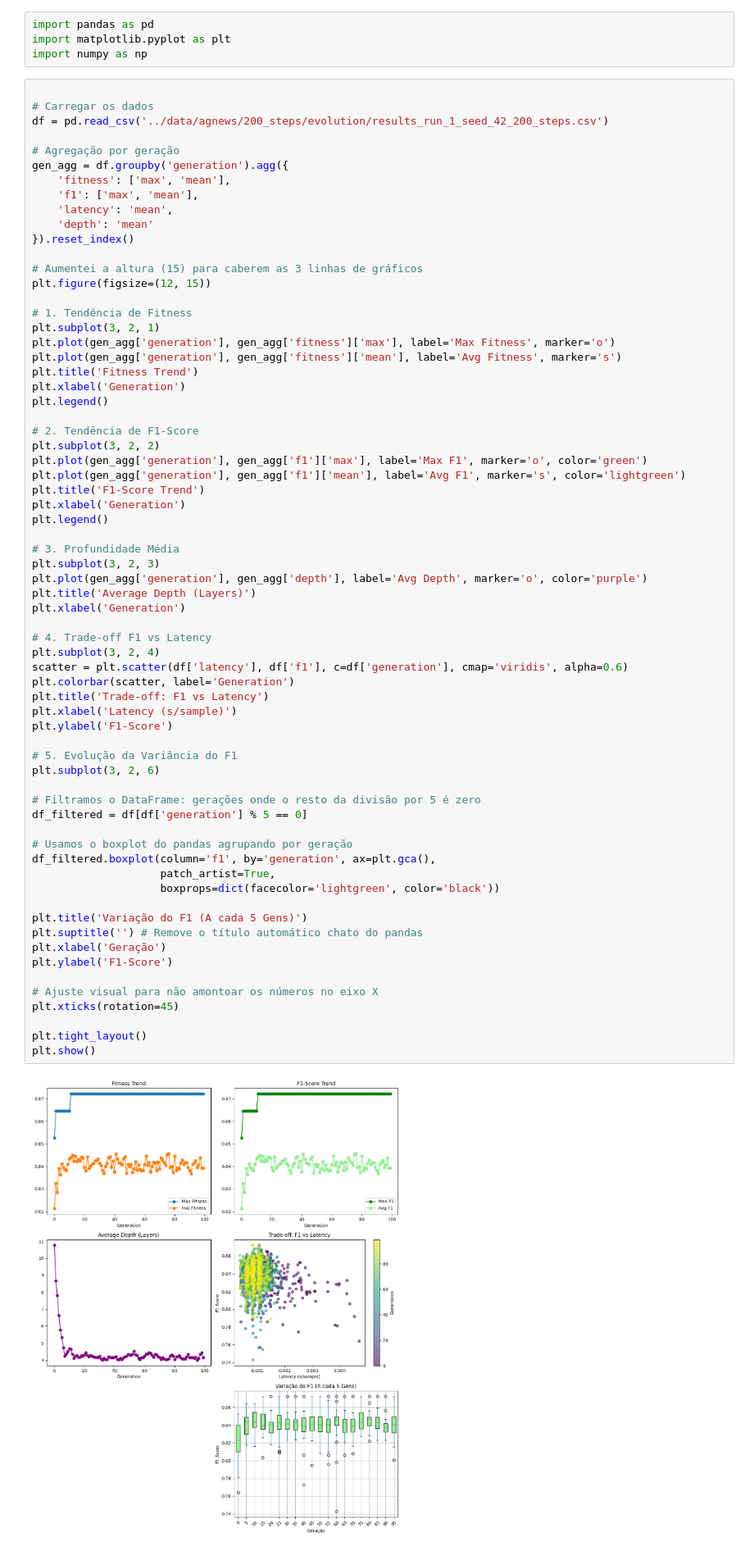
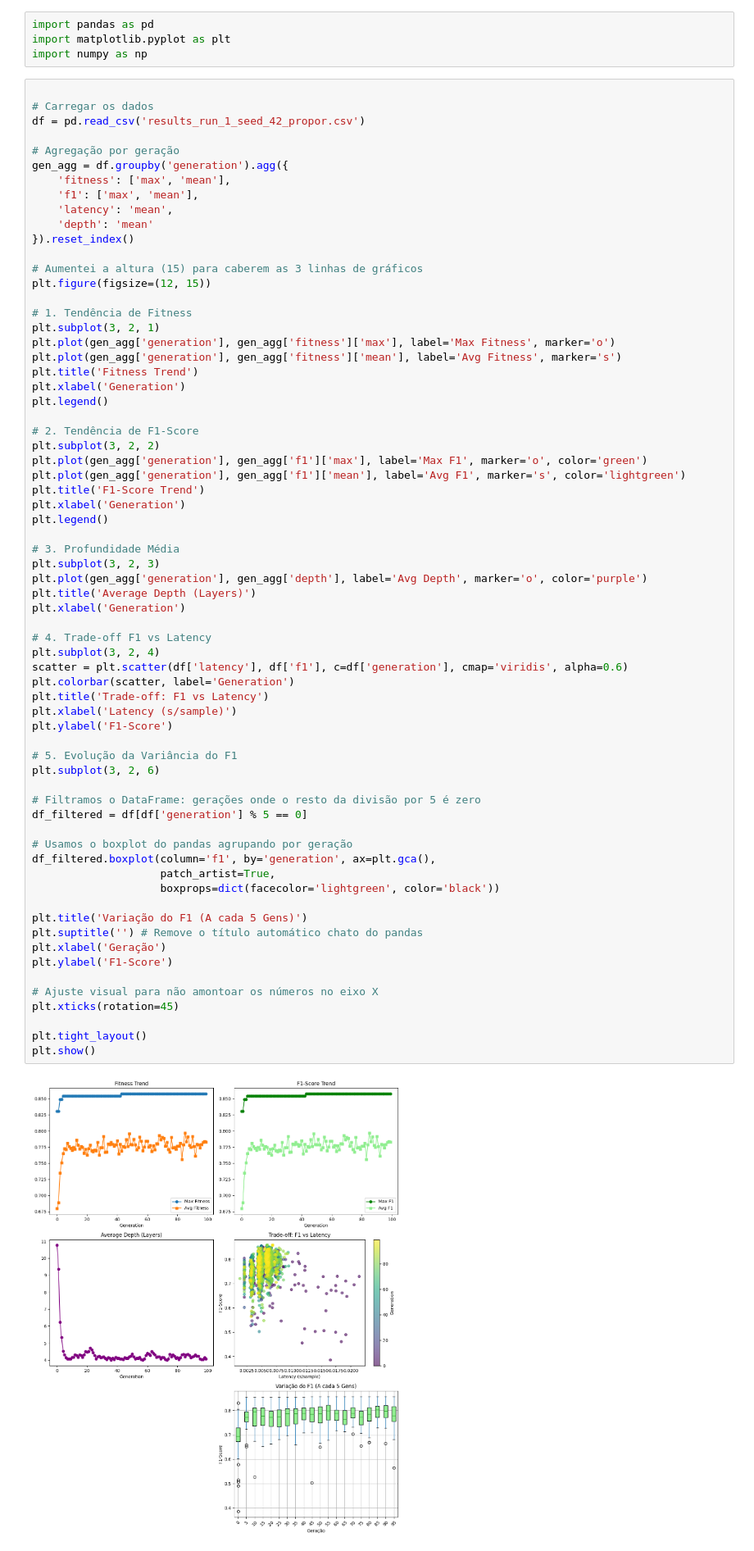
Before and after one commit to filipeobrist/LLM_Evolution, a Jupyter notebook: src/code/plot_results.ipynb, the cells around one changed output. Shown at 82% size. Saved outputs shown, nothing was run; the diff lists cells and outputs as text.

```diff
--- a/src/code/plot_results.ipynb
+++ b/src/code/plot_results.ipynb
@@ -5,7 +5,7 @@ import numpy as np
 # %%
 
 # Carregar os dados
-df = pd.read_csv('../data/agnews/200_steps/evolution/results_run_1_seed_42_200_steps.csv')
+df = pd.read_csv('results_run_1_seed_42_propor.csv')
 
 # Agregação por geração
 gen_agg = df.groupby('generation').agg({
@@ -43,34 +43,34 @@ plt.xlabel('Generation')
 # 4. Trade-off F1 vs Latency
 plt.subplot(3, 2, 4)
 scatter = plt.scatter(df['latency'], df['f1'], c=df['generation'], cmap='viridis', alpha=0.6)
 plt.colorbar(scatter, label='Generation')
 plt.title('Trade-off: F1 vs Latency')
 plt.xlabel('Latency (s/sample)')
 plt.ylabel('F1-Score')
 
 # 5. Evolução da Variância do F1
 plt.subplot(3, 2, 6)
 
 # Filtramos o DataFrame: gerações onde o resto da divisão por 5 é zero
 df_filtered = df[df['generation'] % 5 == 0]
 
 # Usamos o boxplot do pandas agrupando por geração
 df_filtered.boxplot(column='f1', by='generation', ax=plt.gca(),
                     patch_artist=True,
                     boxprops=dict(facecolor='lightgreen', color='black'))
 
 plt.title('Variação do F1 (A cada 5 Gens)')
 plt.suptitle('') # Remove o título automático chato do pandas
 plt.xlabel('Geração')
 plt.ylabel('F1-Score')
 
 # Ajuste visual para não amontoar os números no eixo X
 plt.xticks(rotation=45)
 
 plt.tight_layout()
 plt.show()
 # %% [output]
-[figure, old version]
+[figure, new version]
 # %%
 base_path = '../data/agnews/200_steps/evolution/'
 seeds = [42, 123, 999, 2024, 7]
```
Also changed, not shown: 5 other files.
